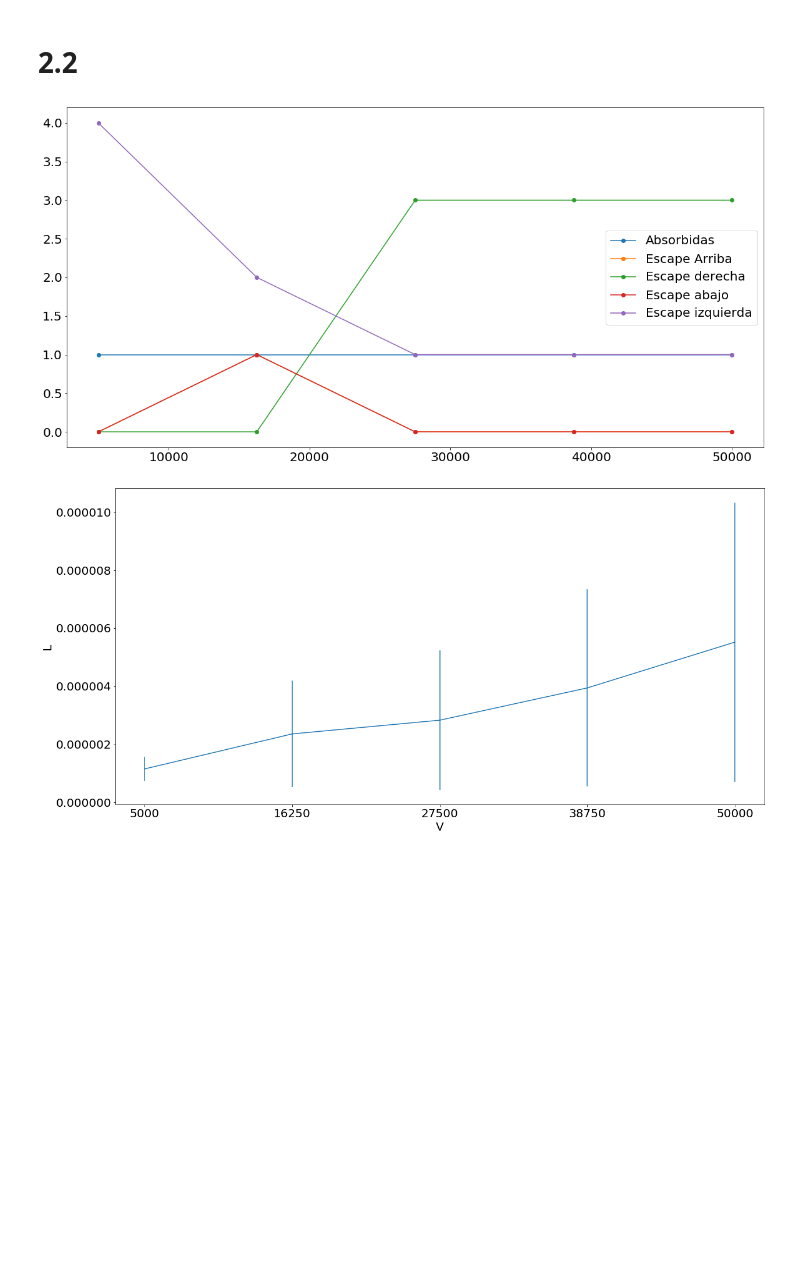
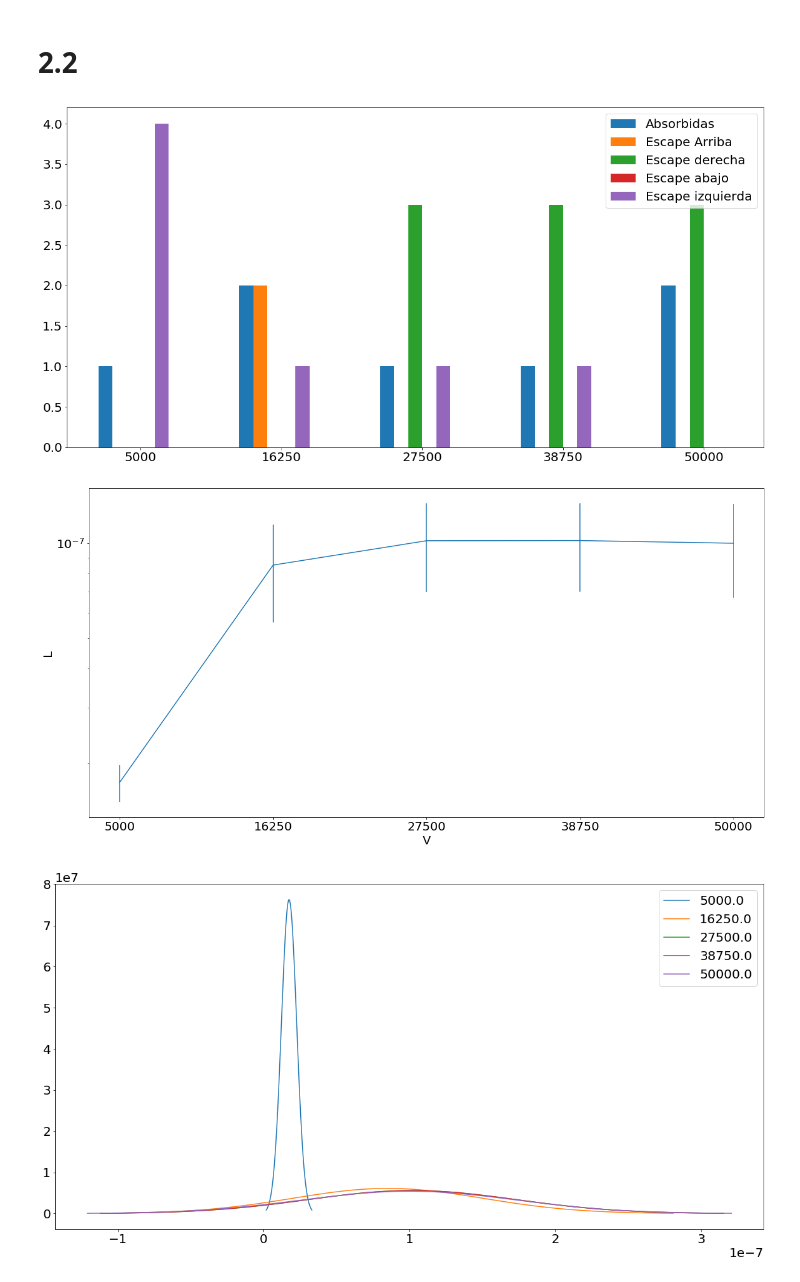
Before and after one commit to atormakh/SimulacionDeSistemas, a Jupyter notebook: SimulacionTemporal/campoElectrico.ipynb, the cells around one changed output. Drawn from its saved outputs; the diff is of its cells as text; code cells hidden in the pictures; blank space fills up the shorter version.

```diff
--- a/SimulacionTemporal/campoElectrico.ipynb
+++ b/SimulacionTemporal/campoElectrico.ipynb
@@ -38,7 +39,7 @@ T = []
 grid = Grid(N, D, Q)
 V = 5e4
 r=0
-data, escaped = exec(method="Gear",r=r, dt=1e-15, dt2=1e-14, v=V)
+data, escaped = exec(method="Gear",r=r, dt=1e-14, dt2=1e-14, v=V)
 EU = [grid.calculate_energy(0, (N-1)*D/2 + r*D, Q)]
 EK = [calculate_kinetic_energy(V,0,M)]
 E =  [EU[0] + EK[0]]
@@ -74,7 +75,7 @@ plt.plot(T, E, label="Energy")
 #plt.plot(T, EK, label="Kinetic")
 #plt.yscale("log")
 #plt.plot(T, [E[0]]*len(T))
-plt.ticklabel_format(style='sci', axis='y', scilimits=(0,0), useOffset=False)
+#plt.ticklabel_format(style='sci', axis='y', scilimits=(0,0), useOffset=False)
 plt.ylim(0, max(E)*1.1)
 plt.legend()
 plt.show()
@@ -89,7 +90,7 @@ Y = np.linspace(-1, 1, 5)
 
 V = 5e4
 
-dts = np.logspace(-17, -14, 10)
+dts = np.logspace(-17, -14, 5)
 dt2 = max(dts)
 
 means = []
@@ -131,13 +132,13 @@ V = np.linspace(5e3, 5e4, 5)
 
 Y = np.linspace(-1, 1, 5)
 
-dt = 1e-14
-dt2 = 1e-13
+dt = 1e-15
+dt2 = 1e-14
 
 
 means = []
 errors = []
-
+stdevs = []
 escaped_arr = [[],[],[],[],[]]
 
 for v in V:
@@ -145,39 +146,56 @@ for v in V:
     L = []
     escaped_sum = [0, 0, 0, 0, 0]
     for y in Y:
-        data, escaped = exec(dt=dt, dt2=dt2, tf=1e12, v=v, r=y)
+        data, escaped = exec(method="Gear",dt=dt, dt2=dt2, tf=1e12, v=v, r=y)
         escaped_sum[escaped] += 1
         long = 0
         xv = 0
         for t, x, y, vx, vy in data:
             long += np.abs(x-xv)
             xv = x
         L.append(long)
 
     mean = np.mean(L)
-    error = np.std(L)/np.sqrt(len(L))
+    stdev = np.std(L)
+    stdevs.append(stdev)
+    error = stdev/np.sqrt(len(L))
     means.append(mean)
     errors.append(error)
 
     for i, e in enumerate(escaped_sum):
         escaped_arr[i].append(e)
 
 plt.figure("Escapadas vs V")
 labels = ["Absorbidas", "Escape Arriba", "Escape derecha", "Escape abajo", "Escape izquierda"]
-
+x = np.arange(len(labels))
+width =( V[1]-V[0] )/ 10
 for i, arr in enumerate(escaped_arr):
-    plt.plot(V,arr,"o-", label = labels[i])
+    plt.bar(V+i*width - width*len(labels)/2,arr, width=width, label = labels[i])
 
 plt.legend()
+plt.xticks(V)
 plt.show()
 
 plt.figure("Longitud vs Velocidad")
 plt.errorbar(V, means, yerr=errors)
 plt.xticks(V)
+plt.yscale("log")
 plt.xlabel("V")
 plt.ylabel("L")
 
 plt.show()
+
+
+plt.figure("Gauss")
+
+for mean,stdev,v in zip(means, stdevs, V):
+    x = np.linspace(mean -3*stdev, mean  + 3*stdev, 100)
+    y = stats.norm.pdf(x, mean, stdev)
+    #y/=np.max(y)
+    plt.plot(x,y, label = str(v))
+plt.legend()
+plt.show()
 # %% [output]
-[figure, old version]
+[figure, new version]
-[figure, old version]
+[figure, new version]
+[figure, added]
```
Also changed, not shown: parts of 3 cells of this notebook, 7 other files.
